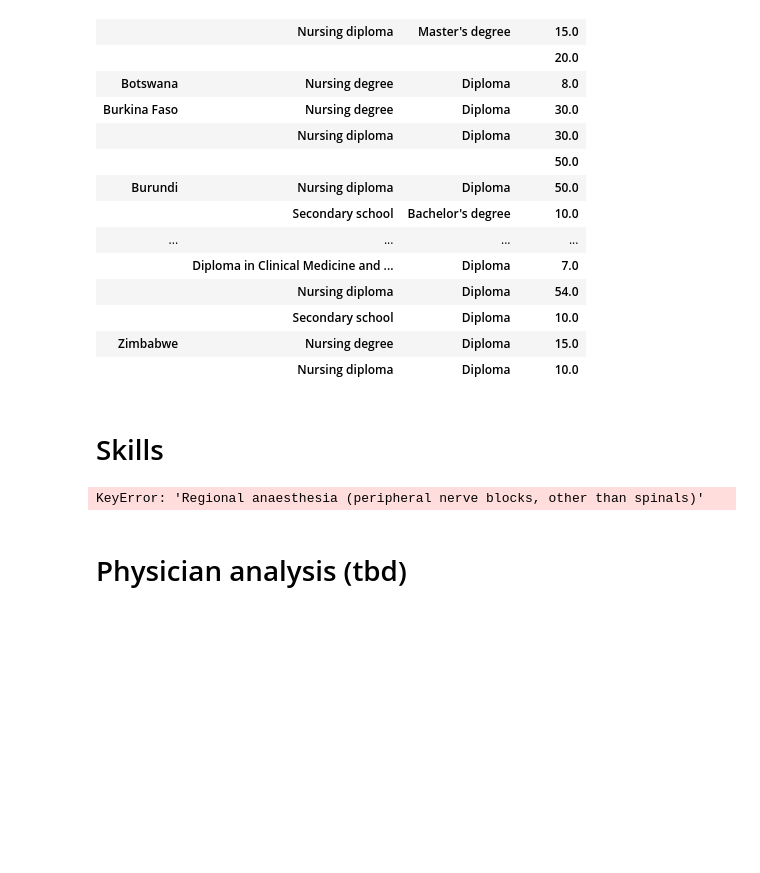
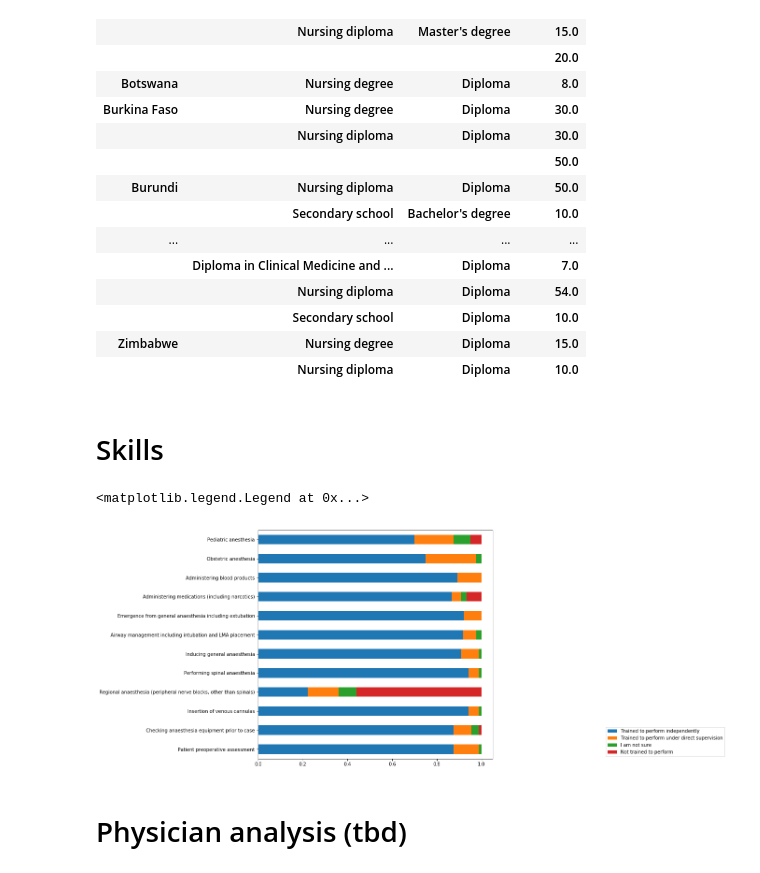
Before and after one commit to lawtj/npa, a Jupyter notebook: npa data.ipynb, the cells around one changed output. Cells and saved outputs as stored; diff of their text form; code cells hidden in the pictures; blank space fills up the shorter version.

```diff
--- a/npa data.ipynb
+++ b/npa data.ipynb
@@ -673,36 +673,37 @@ npgds.groupby(['country', 'requirements','degree','npagrads']).count()
 # %% [markdown]
 # <a name='skills'>Skills</a>
 # %%
-sklz = d1.iloc[:,12:24] #select only the skills columns from the whole dataframe
+sklz = d1.iloc[:,21:33] #select only the skills columns from the whole dataframe
 skills = pd.concat([df2, sklz], axis=1) # join them with degrees, country, etc
 
 # recode some answers that are the same
 skills = skills.replace('Yes, trained to perform independently', 'Trained to perform independently', regex=True)
 skills = skills.replace('Trained to perform with.+', 'Trained to perform under direct supervision', regex=True)
 
 
 # now create a series for each one in percent
 s1 = skills['Patient preoperative assessment'].value_counts(normalize=True)
 s2 = skills['Checking anaesthesia equipment prior to case'].value_counts(normalize=True)
 s3 = skills['Insertion of venous cannulas'].value_counts(normalize=True)
 s4 = skills['Regional anaesthesia (peripheral nerve blocks, other than spinals)'].value_counts(normalize=True)
 s5 = skills['Performing spinal anaesthesia'].value_counts(normalize=True)
 s6 = skills['Inducing general anaesthesia'].value_counts(normalize=True)
 s7 = skills['Airway management including intubation and LMA placement'].value_counts(normalize=True)
 s8 = skills['Emergence from general anaesthesia including extubation'].value_counts(normalize=True)
 s9 = skills['Administering medications (including narcotics)'].value_counts(normalize=True)
 s10 = skills['Administering blood products'].value_counts(normalize=True)
 s11 = skills['Obstetric anesthesia'].value_counts(normalize=True)
 s12 = skills['Pediatric anesthesia'].value_counts(normalize=True)
 
 # glue all the series together into one long dataframe sx
 sx = pd.concat([s1,s2,s3,s4,s5,s6,s7,s8,s9,s10,s11,s12], axis=1, sort=False)
 
 #plot the figure
 fig, ax = plt.subplots(figsize=(9,9))
 sx.T.plot(ax=ax, kind='barh', stacked=True).legend(loc='lower right', bbox_to_anchor=(2,0), ncol=1)
 # %% [output]
-KeyError: 'Regional anaesthesia (peripheral nerve blocks, other than spinals)'
+<matplotlib.legend.Legend at 0x...>
+[figure, added]
 # %% [markdown]
 # Physician analysis (tbd)
 # %% [markdown]
```
Also changed, not shown: parts of 8 cells of this notebook.
